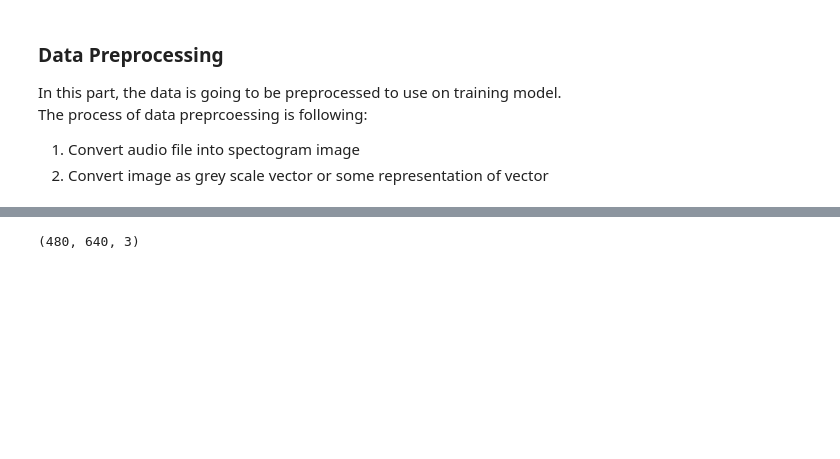
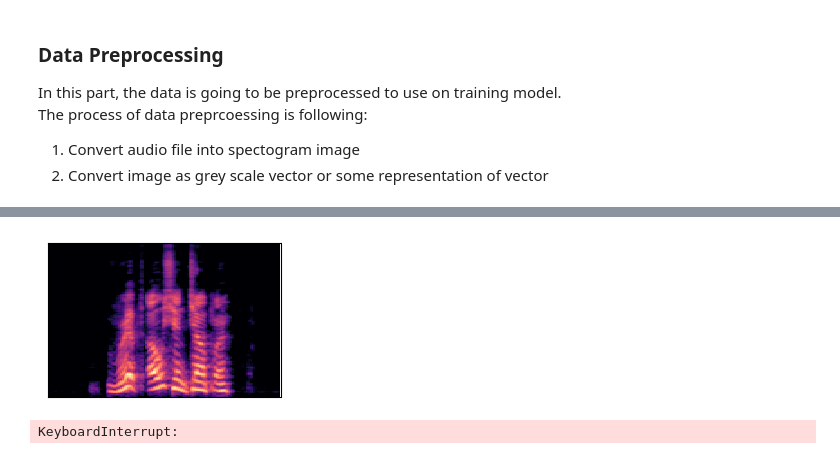
Before and after one commit to Andrew-JG-Ha/BERSt_Vocal_Emotion_Recognition, a Jupyter notebook: models/CNN.ipynb, the cells around one changed output, grey strips where cells are left out. Saved outputs shown, nothing was run; the diff lists cells and outputs as text; code cells hidden in the pictures; blank space fills up the shorter version.

```diff
--- a/models/CNN.ipynb
+++ b/models/CNN.ipynb
@@ -72,3 +89,40 @@ data.head()
+# %%
+path = file_path + row['file_path']
+y, sr = librosa.load(path)
+S = librosa.feature.melspectrogram(y=y, sr=sr)
+S_dB = librosa.power_to_db(S, ref=np.max)
+fig, ax = plt.subplots()
+fig.set_size_inches(3,2)
+image = librosa.display.specshow(S_dB, sr=sr,ax=ax)
+fig.canvas.draw()
+# %% [output]
+[figure, added]
 # %%
+valid = pd.DataFrame(columns=["affect", "rgb", "position"])
+valid_csv = pd.read_csv(file_path+"/valid_data.csv")
+for index, row in valid_csv.iterrows():
+    affect = row['affect']
+    position = row['phone_position']
+    file = row["file_name"].replace("/media/data/shout-data/", "/dataset/")
+    file = file.replace(".wav", "")
+    file = file + row["chunk_name"]
+    path = file_path + file
+    y, sr = librosa.load(path)
+    S = librosa.feature.melspectrogram(y=y, sr=sr)
+    S_dB = librosa.power_to_db(S, ref=np.max)
+    fig, ax = plt.subplots()
+    image = librosa.display.specshow(S_dB, sr=sr,ax=ax)
+    fig.canvas.draw()
+
+    # Convert the canvas to a raw RGB buffer
+    buf = fig.canvas.tostring_rgb()
+    ncols, nrows = fig.canvas.get_width_height()
+    image = np.frombuffer(buf, dtype=np.uint8).reshape(nrows, ncols, 3)
+
+    valid.loc[len(valid.index)] = [affect, image, position]
+
+    plt.close()
+
+valid.head()
 # %% [output]
-(480, 640, 3)
+KeyboardInterrupt:
```
Also changed, not shown: parts of 17 cells of this notebook.
